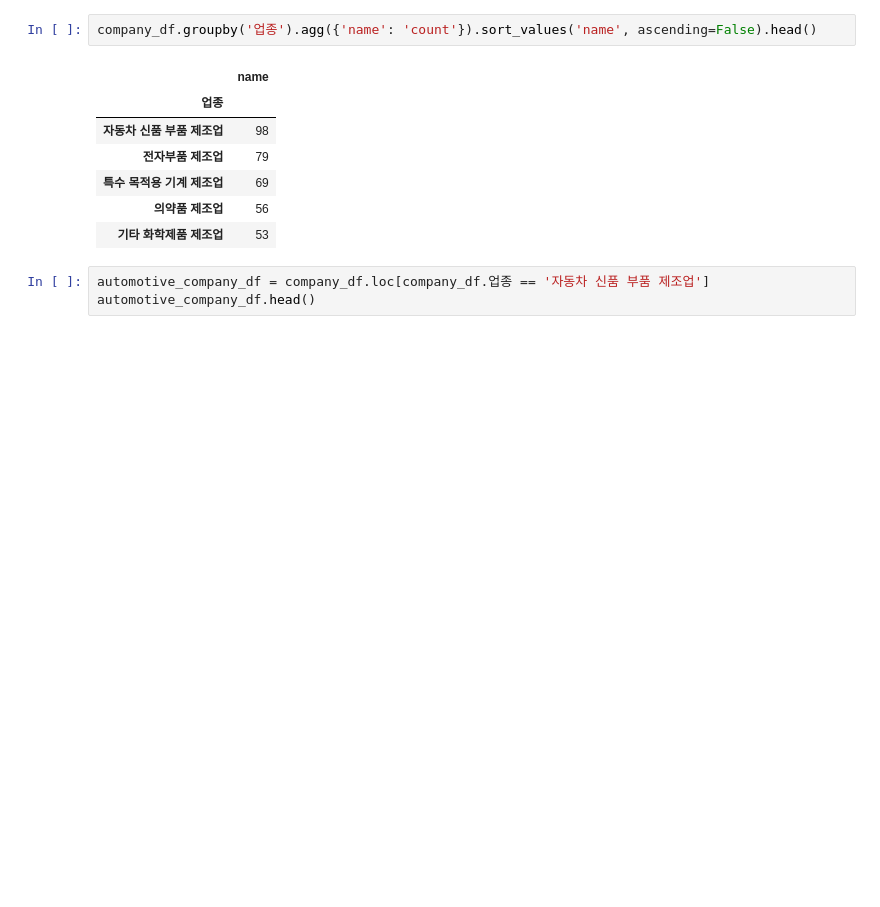
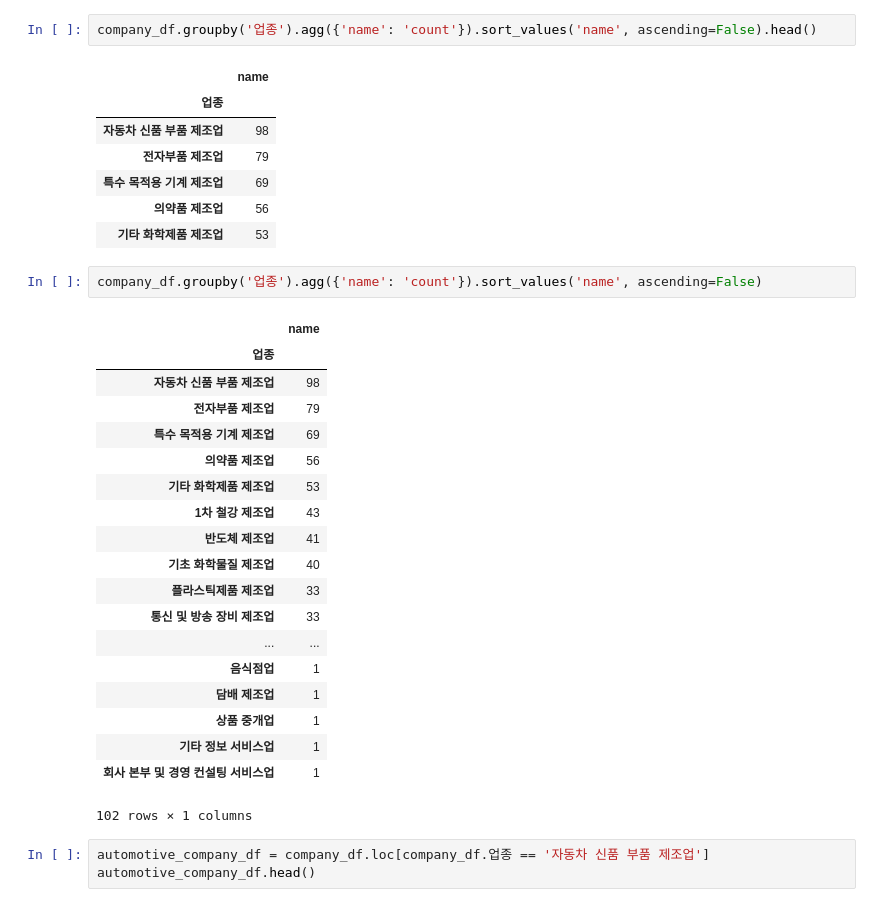
Before and after one commit to yiyc-kr/pandas-modules, a Jupyter notebook: BARRA.ipynb, the cells around one changed output. Drawn from its saved outputs; the diff is of its cells as text; blank space fills up the shorter version.

```diff
--- a/BARRA.ipynb
+++ b/BARRA.ipynb
@@ -34,6 +34,28 @@ company_df.groupby('업종').agg({'name': 'count'}).sort_values('name', ascendin
 | 특수 목적용 기계 제조업 | 69 |
 | 의약품 제조업 | 56 |
 | 기타 화학제품 제조업 | 53 |
+# %%
+company_df.groupby('업종').agg({'name': 'count'}).sort_values('name', ascending=False)
+# %% [output]
+|  | name |
+| 업종 |  |
+| 자동차 신품 부품 제조업 | 98 |
+| 전자부품 제조업 | 79 |
+| 특수 목적용 기계 제조업 | 69 |
+| 의약품 제조업 | 56 |
+| 기타 화학제품 제조업 | 53 |
+| 1차 철강 제조업 | 43 |
+| 반도체 제조업 | 41 |
+| 기초 화학물질 제조업 | 40 |
+| 플라스틱제품 제조업 | 33 |
+| 통신 및 방송 장비 제조업 | 33 |
+| ... | ... |
+| 음식점업 | 1 |
+| 담배 제조업 | 1 |
+| 상품 중개업 | 1 |
+| 기타 정보 서비스업 | 1 |
+| 회사 본부 및 경영 컨설팅 서비스업 | 1 |
+102 rows × 1 columns
 # %%
 automotive_company_df = company_df.loc[company_df.업종 == '자동차 신품 부품 제조업']
 automotive_company_df.head()
```
Also changed, not shown: parts of 1 cell of this notebook.
